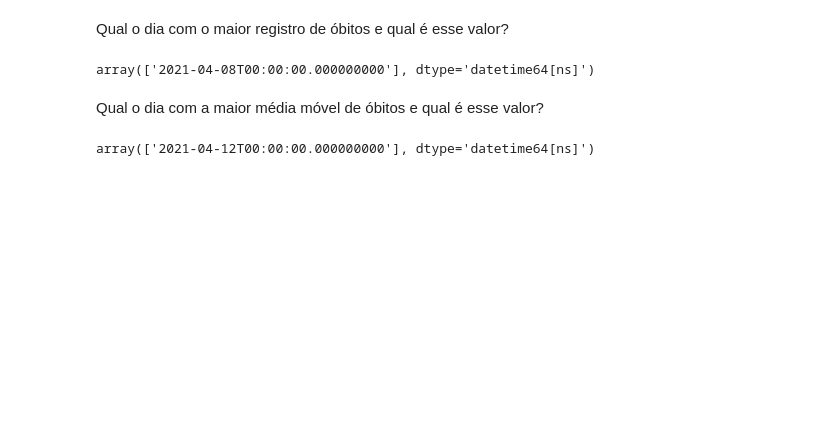
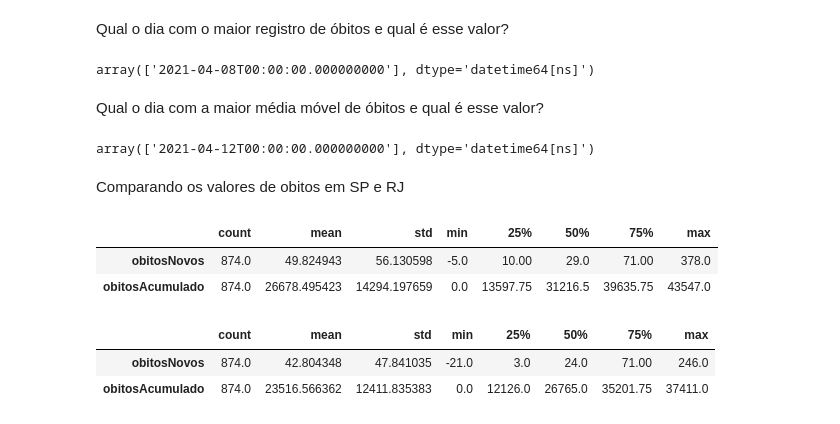
Before and after one commit to gutessitore/PUC, a Jupyter notebook: Mineração de Dados/Atividades/Lab3_Mineracao.ipynb, the cells around one changed output. Cells and saved outputs as stored; diff of their text form; code cells hidden in the pictures; blank space fills up the shorter version.

```diff
--- a/Mineração de Dados/Atividades/Lab3_Mineracao.ipynb
+++ b/Mineração de Dados/Atividades/Lab3_Mineracao.ipynb
@@ -103,3 +103,17 @@ Qual o dia com a maior média móvel de óbitos e qual é esse valor?
 df_brasil_casos.query('obitosNovos_media == obitosNovos_media.max()').index.values
 # %% [output]
 array(['2021-04-12T00:00:00.000000000'], dtype='datetime64[ns]')
+# %% [markdown]
+Comparando os valores de obitos em SP e RJ
+# %%
+df_sp = df[['municipio', 'obitosNovos', 'obitosAcumulado']].query('municipio == "São Paulo"').copy()
+df_rj = df[['municipio', 'obitosNovos', 'obitosAcumulado']].query('municipio == "Rio de Janeiro"').copy()
+
+display(df_sp.describe().T, df_rj.describe().T)
+# %% [output]
+|  | count | mean | std | min | 25% | 50% | 75% | max |
+| obitosNovos | 874.0 | 49.824943 | 56.130598 | -5.0 | 10.00 | 29.0 | 71.00 | 378.0 |
+| obitosAcumulado | 874.0 | 26678.495423 | 14294.197659 | 0.0 | 13597.75 | 31216.5 | 39635.75 | 43547.0 |
+|  | count | mean | std | min | 25% | 50% | 75% | max |
+| obitosNovos | 874.0 | 42.804348 | 47.841035 | -21.0 | 3.0 | 24.0 | 71.00 | 246.0 |
+| obitosAcumulado | 874.0 | 23516.566362 | 12411.835383 | 0.0 | 12126.0 | 26765.0 | 35201.75 | 37411.0 |
```
Also changed, not shown: parts of 3 cells of this notebook.
